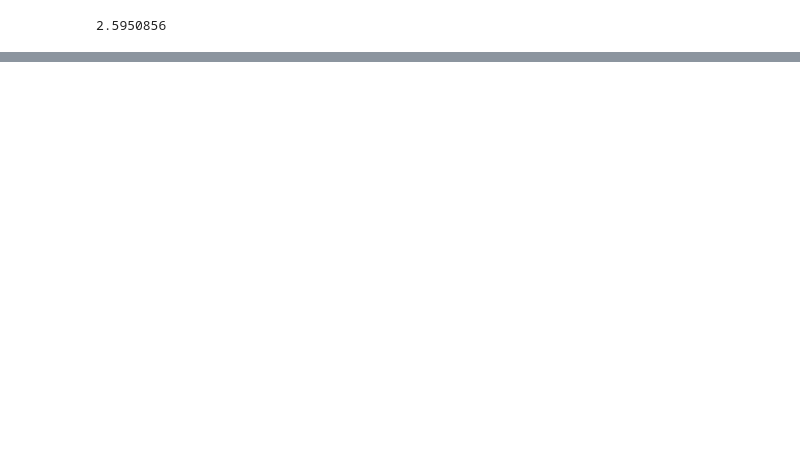
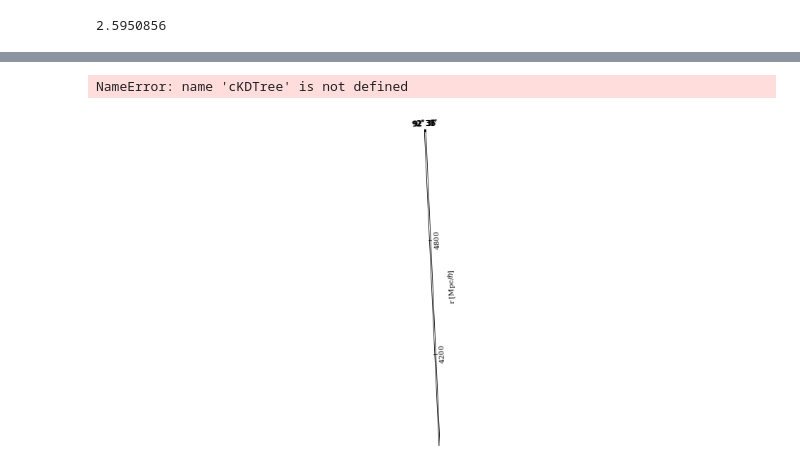
Before and after one commit to DESI-UR/Void_analysis, a Jupyter notebook: nb/Slice_Plots.ipynb, the cells around one changed output, grey strips where cells are left out. Saved outputs shown, nothing was run; the diff lists cells and outputs as text; code cells hidden in the pictures; blank space fills up the shorter version.

```diff
--- a/nb/Slice_Plots.ipynb
+++ b/nb/Slice_Plots.ipynb
@@ -525,3 +525,7 @@ Table length=80748
 | 2.6371665 | 0.06261407 | 3.0904295 | 0.46264818 | 4702.0312 |
 | 2.6371665 | 0.06261407 | 3.0932562 | -0.76064426 | 4703.9985 |
 | 2.6371665 | 0.06261407 | 3.0960846 | 0.6033599 | 4705.9653 |
+# %%
+filename="/global/homes/s/schampat/Voids/Void_analysis/Data/Slice Plots/Quasars-comoving.fits"
+quasars=load_data_to_Table("/global/homes/s/schampat/Voids/Void_analysis/Data/Slice Plots/Quasars-comoving.fits")
+quasars
@@ -527,0 +552,3 @@ Table length=80748
+# %%
+holes = load_data_to_Table("/global/homes/s/schampat/Voids/Void_analysis/Data/Slice_Plots/deltatable1-Copy1._comoving_holes_noMagCut.txt")
+holes
@@ -527,0 +575,7 @@ Table length=80748
+# %%
+ra_range = np.array([2.58,2.66])
+# %%
+pvfmine(deltas, quasars, ra_range, 0.04, holes, 5,100,5, figure_file=None)
+# %% [output]
+NameError: name 'cKDTree' is not defined
+[figure, added]
```
Also changed, not shown: parts of 5 cells of this notebook, 7 other files.
